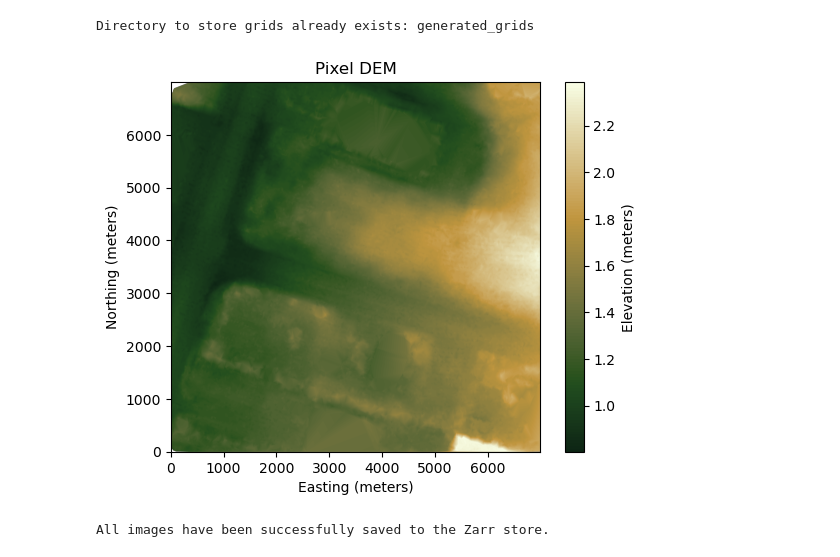
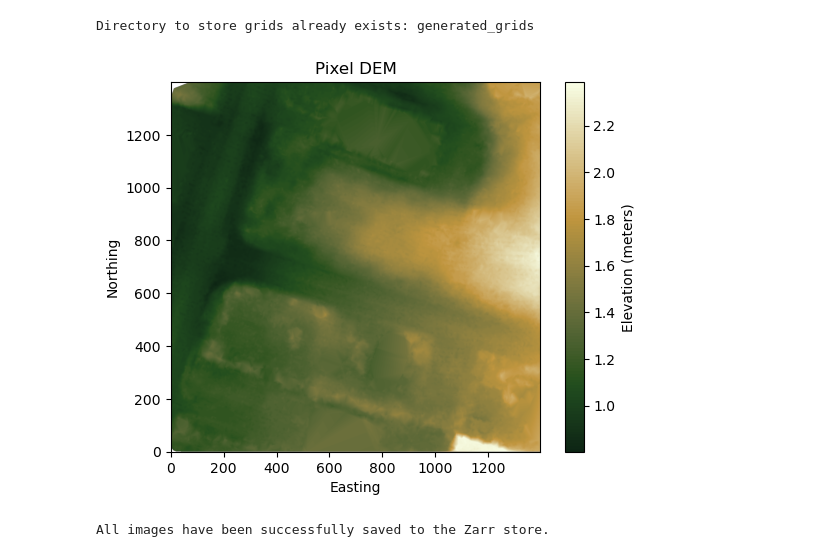
Before and after one commit to rtmccune/depth_mapping, a Jupyter notebook: image_processing_dev.ipynb, the cells around one changed output. Cells and saved outputs as stored; diff of their text form; code cells hidden in the pictures.

```diff
--- a/image_processing_dev.ipynb
+++ b/image_processing_dev.ipynb
@@ -32,16 +45,16 @@ max_y_extent = 33170
 
 grid_gen = image_processing.GridGenerator(file_path, min_x_extent, max_x_extent, min_y_extent, max_y_extent)
 # %%
-resolution = 0.01 # meters
+resolution = 0.05 # meters
 
 pts_array = grid_gen.create_point_array()
 grid_x, grid_y, grid_z = grid_gen.gen_grid(resolution, z=pts_array)
 # %% [output]
 Directory to store grids already exists: generated_grids
 # %%
-image_processing.utils.plot_elev_grid(grid_z)
+image_processing.plotting_utils.plot_elev_grid(grid_z)
 # %% [output]
-[figure, old version]
+[figure, new version]
 # %%
 rectifier = image_processing.ImageRectifier(intrinsics, extrinsics, grid_x, grid_y, grid_z, use_gpu=True)
 # %%
```
Also changed, not shown: parts of 7 cells of this notebook, 4 other files.
